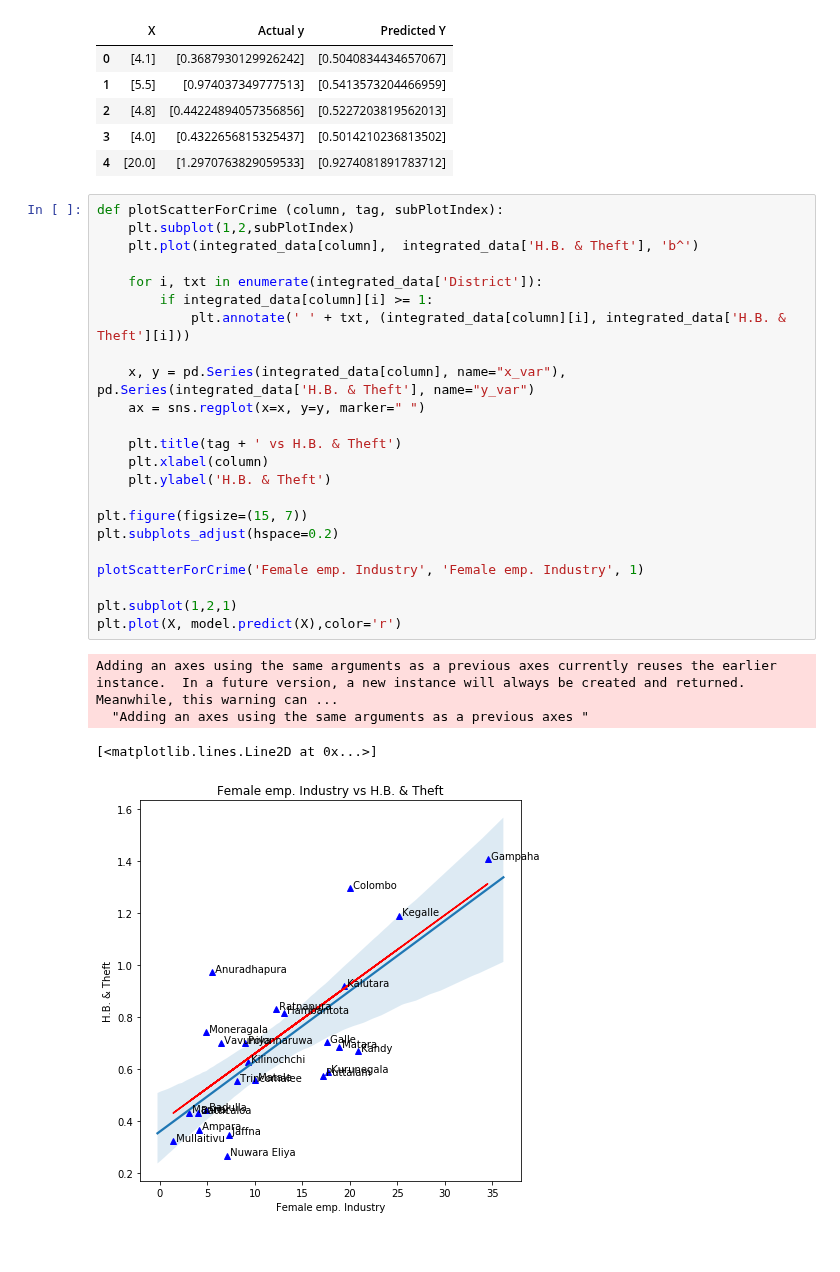
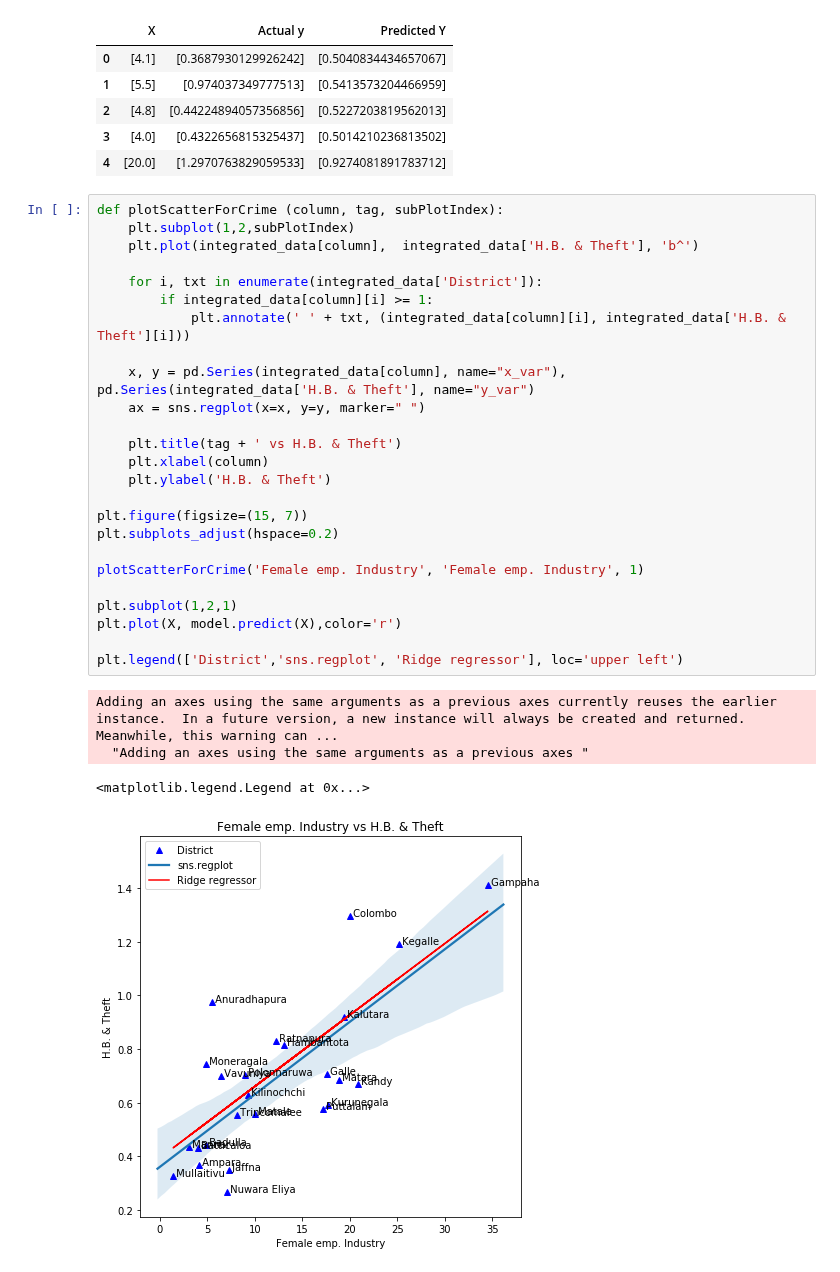
Before and after one commit to PraAnj/gov.lk.data.analysis, a Jupyter notebook: src/predict_crimes_theft_given_a_district.ipynb, the cells around one changed output. Cells and saved outputs as stored; diff of their text form.

Commit message:
Legends to the final regression graph
Signed-off-by: Prageeth Anjula <prageethanjula@gmail.com>

```diff
--- a/src/predict_crimes_theft_given_a_district.ipynb
+++ b/src/predict_crimes_theft_given_a_district.ipynb
@@ -123,28 +123,30 @@ predictions.head()
 # %%
 def plotScatterForCrime (column, tag, subPlotIndex):
     plt.subplot(1,2,subPlotIndex)
     plt.plot(integrated_data[column],  integrated_data['H.B. & Theft'], 'b^')
 
     for i, txt in enumerate(integrated_data['District']):
         if integrated_data[column][i] >= 1:
             plt.annotate(' ' + txt, (integrated_data[column][i], integrated_data['H.B. & Theft'][i]))
 
     x, y = pd.Series(integrated_data[column], name="x_var"), pd.Series(integrated_data['H.B. & Theft'], name="y_var")
     ax = sns.regplot(x=x, y=y, marker=" ")
 
     plt.title(tag + ' vs H.B. & Theft')
     plt.xlabel(column)
     plt.ylabel('H.B. & Theft')
 
 plt.figure(figsize=(15, 7))
 plt.subplots_adjust(hspace=0.2)
 
 plotScatterForCrime('Female emp. Industry', 'Female emp. Industry', 1)
 
 plt.subplot(1,2,1)
 plt.plot(X, model.predict(X),color='r')
+
+plt.legend(['District','sns.regplot', 'Ridge regressor'], loc='upper left')
 # %% [output]
 Adding an axes using the same arguments as a previous axes currently reuses the earlier instance.  In a future version, a new instance will always be created and returned.  Meanwhile, this warning can ...
   "Adding an axes using the same arguments as a previous axes "
-[<matplotlib.lines.Line2D at 0x...>]
+<matplotlib.legend.Legend at 0x...>
-[figure, old version]
+[figure, new version]
```
Also changed, not shown: parts of 1 cell of this notebook.
